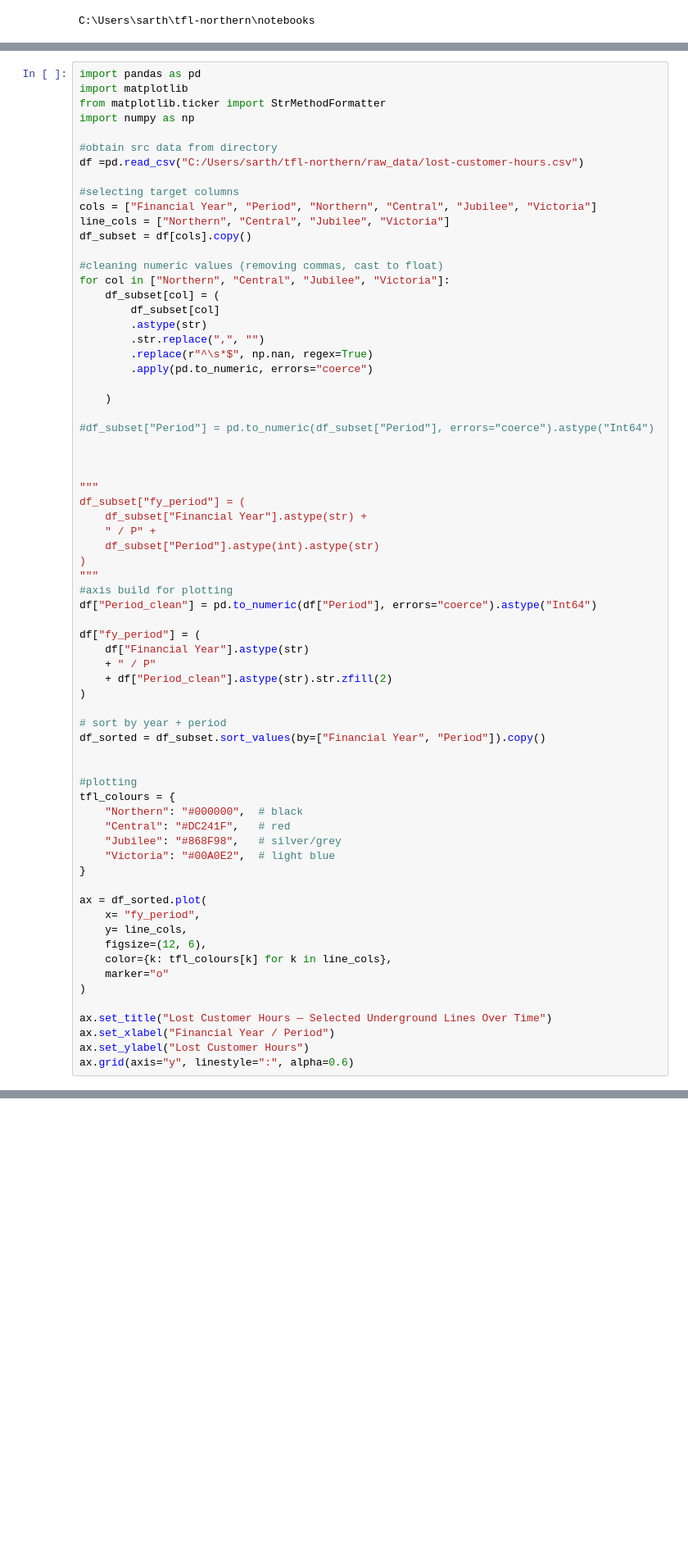
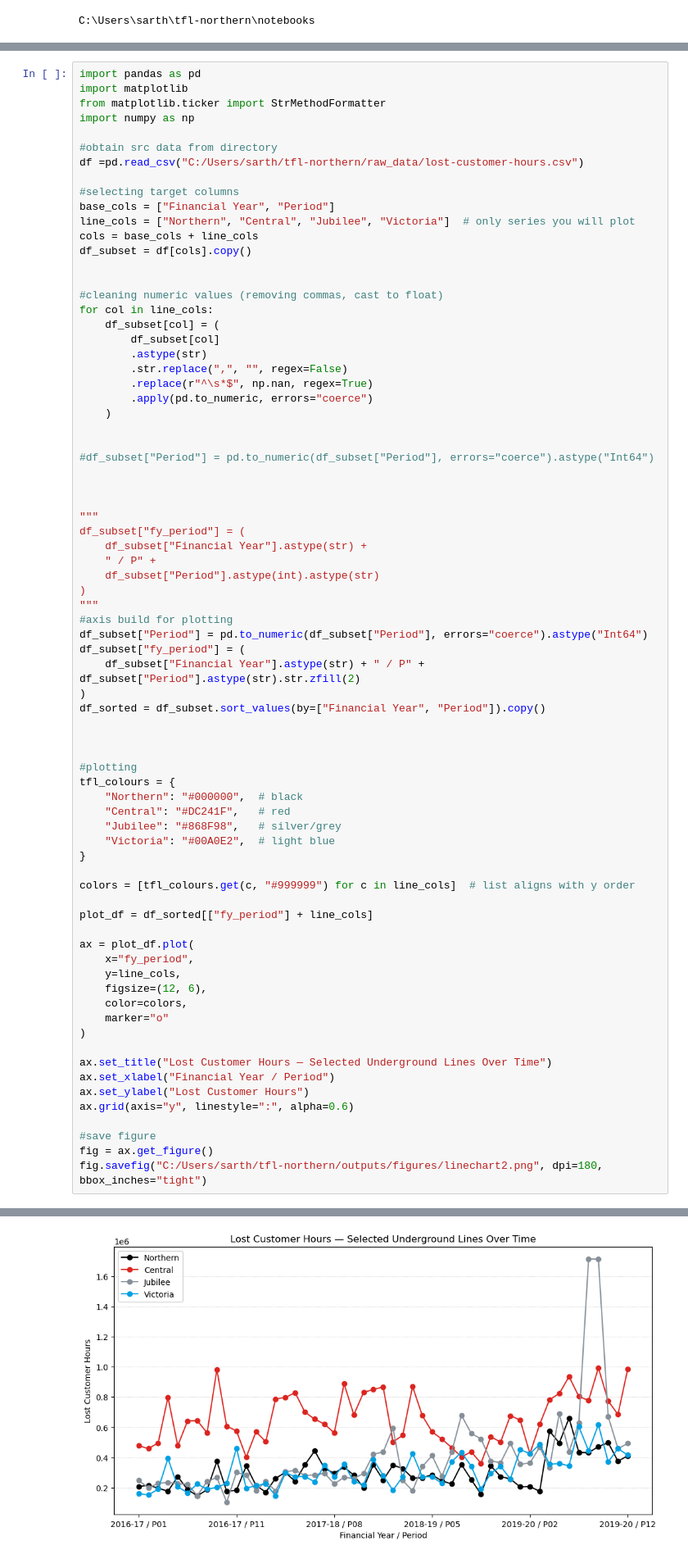
Before and after one commit to snanda8/tfl-northern, a Jupyter notebook: notebooks/notebook1.ipynb, the cells around one changed output, grey strips where cells are left out. Shown: that part at 82% size. Drawn from its saved outputs; the diff is of its cells as text; blank space fills up the shorter version.

Commit message:
dtype issue for enhanced linegraph sorted. graph produced and saved in outputs

```diff
--- a/notebooks/notebook1.ipynb
+++ b/notebooks/notebook1.ipynb
@@ -175,20 +175,22 @@ import numpy as np
 df =pd.read_csv("C:/Users/sarth/tfl-northern/raw_data/lost-customer-hours.csv")
 
 #selecting target columns
-cols = ["Financial Year", "Period", "Northern", "Central", "Jubilee", "Victoria"]
-line_cols = ["Northern", "Central", "Jubilee", "Victoria"]
+base_cols = ["Financial Year", "Period"]
+line_cols = ["Northern", "Central", "Jubilee", "Victoria"]  # only series you will plot
+cols = base_cols + line_cols
 df_subset = df[cols].copy()
 
+
 #cleaning numeric values (removing commas, cast to float)
-for col in ["Northern", "Central", "Jubilee", "Victoria"]:
+for col in line_cols:
     df_subset[col] = (
         df_subset[col]
         .astype(str)
-        .str.replace(",", "")
+        .str.replace(",", "", regex=False)
         .replace(r"^\s*$", np.nan, regex=True)
         .apply(pd.to_numeric, errors="coerce")
+    )
 
-    )
 
 #df_subset["Period"] = pd.to_numeric(df_subset["Period"], errors="coerce").astype("Int64")
 
@@ -202,16 +204,12 @@ df_subset["fy_period"] = (
 )
 """
 #axis build for plotting
-df["Period_clean"] = pd.to_numeric(df["Period"], errors="coerce").astype("Int64")
+df_subset["Period"] = pd.to_numeric(df_subset["Period"], errors="coerce").astype("Int64")
+df_subset["fy_period"] = (
+    df_subset["Financial Year"].astype(str) + " / P" + df_subset["Period"].astype(str).str.zfill(2)
+)
+df_sorted = df_subset.sort_values(by=["Financial Year", "Period"]).copy()
 
-df["fy_period"] = (
-    df["Financial Year"].astype(str)
-    + " / P"
-    + df["Period_clean"].astype(str).str.zfill(2)
-)
-
-# sort by year + period
-df_sorted = df_subset.sort_values(by=["Financial Year", "Period"]).copy()
 
 
 #plotting
@@ -222,11 +220,15 @@ tfl_colours = {
     "Victoria": "#00A0E2",  # light blue
 }
 
-ax = df_sorted.plot(
-    x= "fy_period",
-    y= line_cols,
+colors = [tfl_colours.get(c, "#999999") for c in line_cols]  # list aligns with y order
+
+plot_df = df_sorted[["fy_period"] + line_cols]
+
+ax = plot_df.plot(
+    x="fy_period",
+    y=line_cols,
     figsize=(12, 6),
-    color={k: tfl_colours[k] for k in line_cols},
+    color=colors,
     marker="o"
 )
 
@@ -234,4 +236,8 @@ ax.set_title("Lost Customer Hours — Selected Underground Lines Over Time")
 ax.set_xlabel("Financial Year / Period")
 ax.set_ylabel("Lost Customer Hours")
 ax.grid(axis="y", linestyle=":", alpha=0.6)
+
+#save figure
+fig = ax.get_figure()
+fig.savefig("C:/Users/sarth/tfl-northern/outputs/figures/linechart2.png", dpi=180, bbox_inches="tight")
 # %% [output]
@@ -239,3 +244,4 @@ NameError: name 'fy_period' is not defined
+[figure, added]
 # %%
 import pandas as pd
 
```
Also changed, not shown: parts of 1 cell of this notebook, 1 other file.
